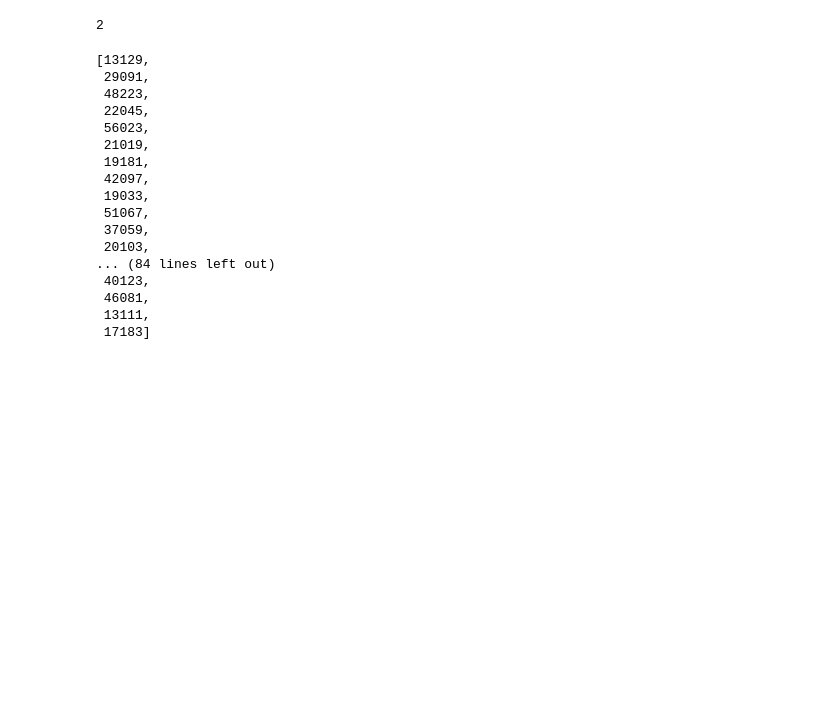
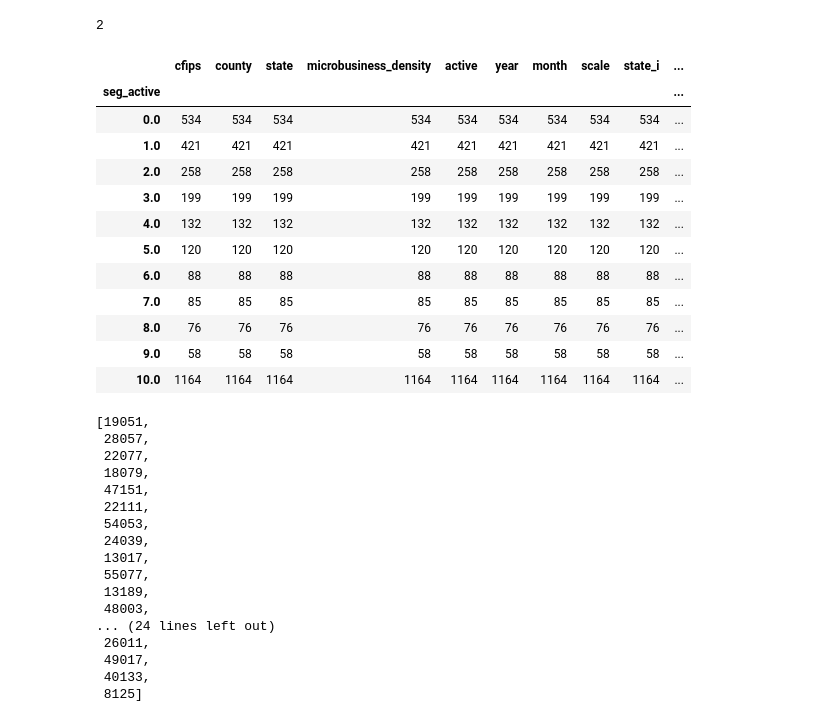
Before and after one commit to KazuakiTokunaga/kaggle-godaddy, a Jupyter notebook: code-analysis/analysis_work.ipynb, the cells around one changed output. Saved outputs shown, nothing was run; the diff lists cells and outputs as text; code cells hidden in the pictures; blank space fills up the shorter version.

```diff
--- a/code-analysis/analysis_work.ipynb
+++ b/code-analysis/analysis_work.ipynb
@@ -467,25 +467,42 @@ len(lis)
 # %% [output]
 2
 # %%
-df40['active_clip'] = df40['active'].clip(0, 20000)
-df40['seg_active'] = np.floor(df40['active_clip'] / 1000)
+df40 = df_all[df_all['scale']==40].copy()
+df40['active_clip'] = df40['active'].clip(0, 1000)
+df40['seg_active'] = np.floor(df40['active_clip'] / 100)
+# %%
+df40.groupby('seg_active').count()
+# %% [output]
+|  | cfips | county | state | microbusiness_density | active | year | month | scale | state_i | ... |
+| seg_active |  |  |  |  |  |  |  |  |  | ... |
+| 0.0 | 534 | 534 | 534 | 534 | 534 | 534 | 534 | 534 | 534 | ... |
+| 1.0 | 421 | 421 | 421 | 421 | 421 | 421 | 421 | 421 | 421 | ... |
+| 2.0 | 258 | 258 | 258 | 258 | 258 | 258 | 258 | 258 | 258 | ... |
+| 3.0 | 199 | 199 | 199 | 199 | 199 | 199 | 199 | 199 | 199 | ... |
+| 4.0 | 132 | 132 | 132 | 132 | 132 | 132 | 132 | 132 | 132 | ... |
+| 5.0 | 120 | 120 | 120 | 120 | 120 | 120 | 120 | 120 | 120 | ... |
+| 6.0 | 88 | 88 | 88 | 88 | 88 | 88 | 88 | 88 | 88 | ... |
+| 7.0 | 85 | 85 | 85 | 85 | 85 | 85 | 85 | 85 | 85 | ... |
+| 8.0 | 76 | 76 | 76 | 76 | 76 | 76 | 76 | 76 | 76 | ... |
+| 9.0 | 58 | 58 | 58 | 58 | 58 | 58 | 58 | 58 | 58 | ... |
+| 10.0 | 1164 | 1164 | 1164 | 1164 | 1164 | 1164 | 1164 | 1164 | 1164 | ... |
 # %%
-df40[df40['seg_active']==1].sample(100)['cfips'].to_list()
+df40[df40['seg_active']==2].sample(40)['cfips'].to_list()
 # %% [output]
-[13129,
- 29091,
- 48223,
- 22045,
- 56023,
- 21019,
- 19181,
- 42097,
- 19033,
- 51067,
- 37059,
- 20103,
-... (84 lines left out)
- 40123,
- 46081,
- 13111,
- 17183]
+[19051,
+ 28057,
+ 22077,
+ 18079,
+ 47151,
+ 22111,
+ 54053,
+ 24039,
+ 13017,
+ 55077,
+ 13189,
+ 48003,
+... (24 lines left out)
+ 26011,
+ 49017,
+ 40133,
+ 8125]
```
Also changed, not shown: 1 other file.
